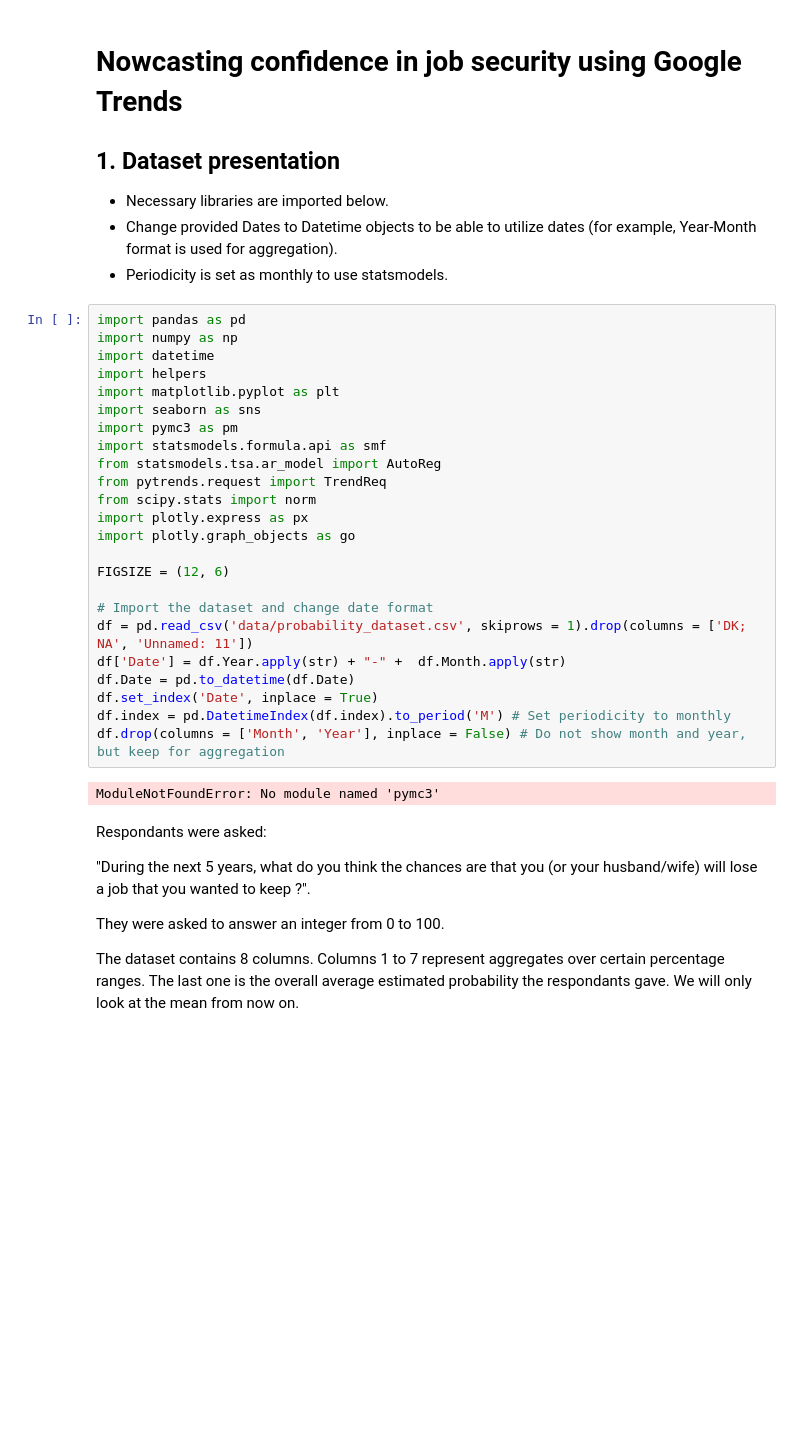
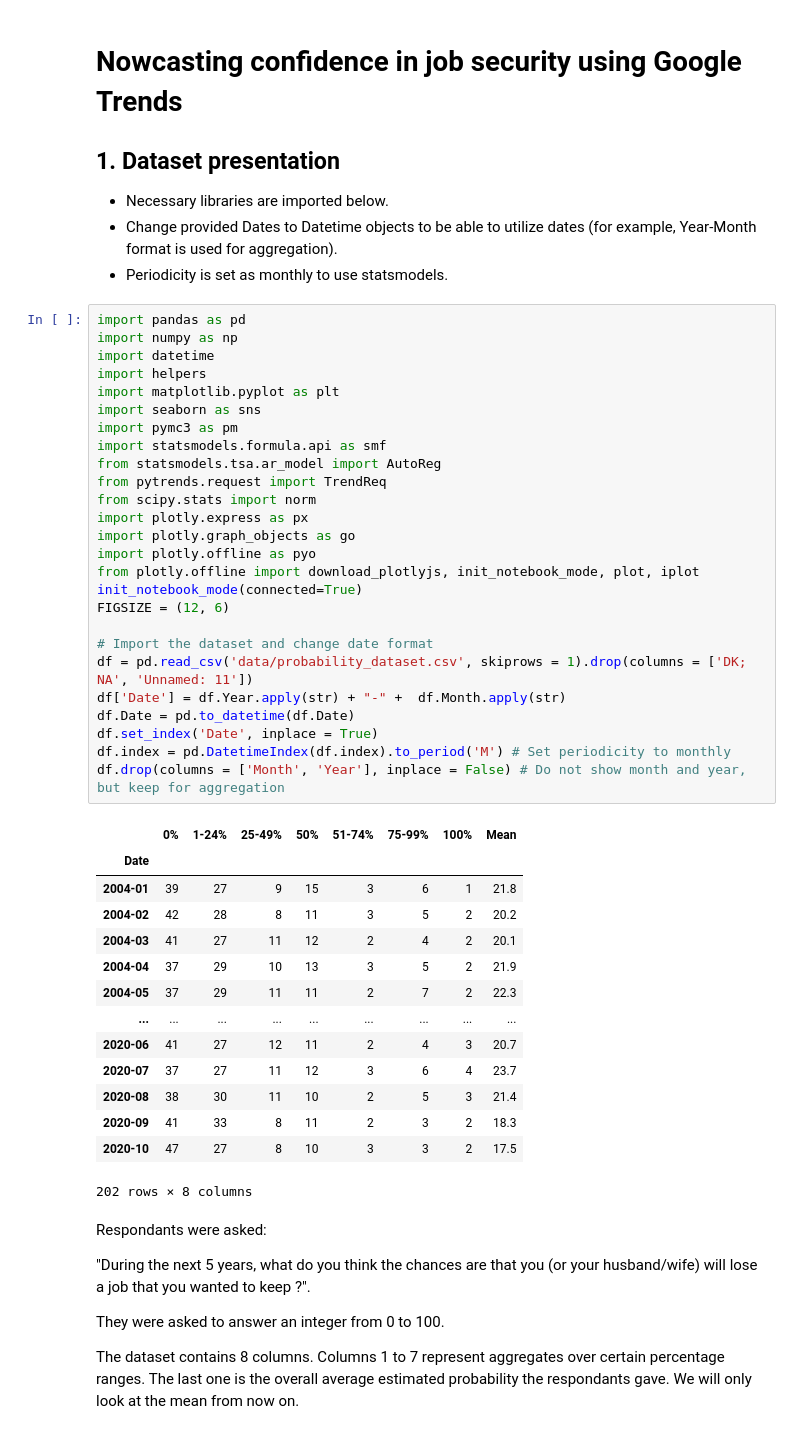
Before and after one commit to epfl-ada/ada-2020-project-milestone-p3-p3_datanalyzers, a Jupyter notebook: creative_extension.ipynb, the cells around one changed output. Saved outputs shown, nothing was run; the diff lists cells and outputs as text; blank space fills up the shorter version.

```diff
--- a/creative_extension.ipynb
+++ b/creative_extension.ipynb
@@ -7,29 +7,44 @@
 # %%
 import pandas as pd
 import numpy as np
 import datetime
 import helpers
 import matplotlib.pyplot as plt
 import seaborn as sns
 import pymc3 as pm
 import statsmodels.formula.api as smf
 from statsmodels.tsa.ar_model import AutoReg
 from pytrends.request import TrendReq
 from scipy.stats import norm
 import plotly.express as px
 import plotly.graph_objects as go
-
+import plotly.offline as pyo
+from plotly.offline import download_plotlyjs, init_notebook_mode, plot, iplot
+init_notebook_mode(connected=True)
 FIGSIZE = (12, 6)
 
 # Import the dataset and change date format
 df = pd.read_csv('data/probability_dataset.csv', skiprows = 1).drop(columns = ['DK; NA', 'Unnamed: 11'])
 df['Date'] = df.Year.apply(str) + "-" +  df.Month.apply(str)
 df.Date = pd.to_datetime(df.Date)
 df.set_index('Date', inplace = True)
 df.index = pd.DatetimeIndex(df.index).to_period('M') # Set periodicity to monthly
 df.drop(columns = ['Month', 'Year'], inplace = False) # Do not show month and year, but keep for aggregation
 # %% [output]
+|  | 0% | 1-24% | 25-49% | 50% | 51-74% | 75-99% | 100% | Mean |
+| Date |  |  |  |  |  |  |  |  |
+| 2004-01 | 39 | 27 | 9 | 15 | 3 | 6 | 1 | 21.8 |
+| 2004-02 | 42 | 28 | 8 | 11 | 3 | 5 | 2 | 20.2 |
+| 2004-03 | 41 | 27 | 11 | 12 | 2 | 4 | 2 | 20.1 |
+| 2004-04 | 37 | 29 | 10 | 13 | 3 | 5 | 2 | 21.9 |
+| 2004-05 | 37 | 29 | 11 | 11 | 2 | 7 | 2 | 22.3 |
+| ... | ... | ... | ... | ... | ... | ... | ... | ... |
+| 2020-06 | 41 | 27 | 12 | 11 | 2 | 4 | 3 | 20.7 |
+| 2020-07 | 37 | 27 | 11 | 12 | 3 | 6 | 4 | 23.7 |
+| 2020-08 | 38 | 30 | 11 | 10 | 2 | 5 | 3 | 21.4 |
+| 2020-09 | 41 | 33 | 8 | 11 | 2 | 3 | 2 | 18.3 |
+| 2020-10 | 47 | 27 | 8 | 10 | 3 | 3 | 2 | 17.5 |
-ModuleNotFoundError: No module named 'pymc3'
+202 rows × 8 columns
 # %% [markdown]
 Respondants were asked:
 
```
Also changed, not shown: parts of 12 cells of this notebook.
